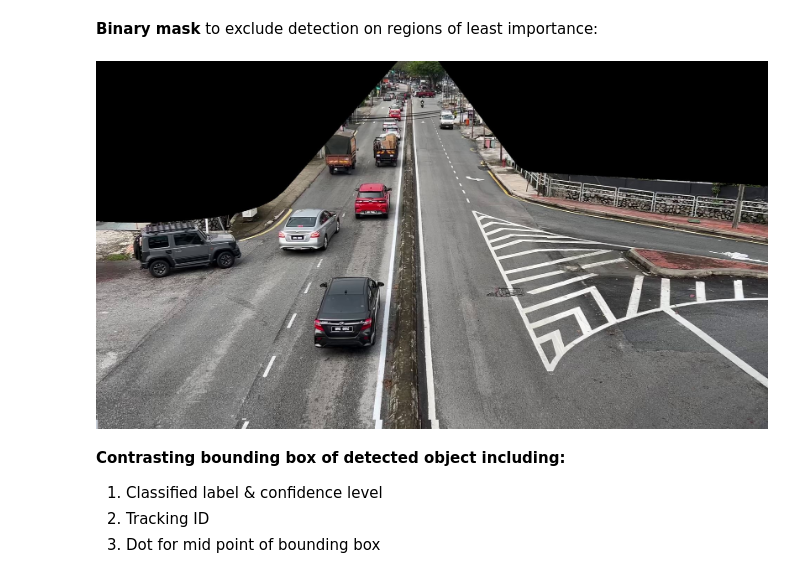
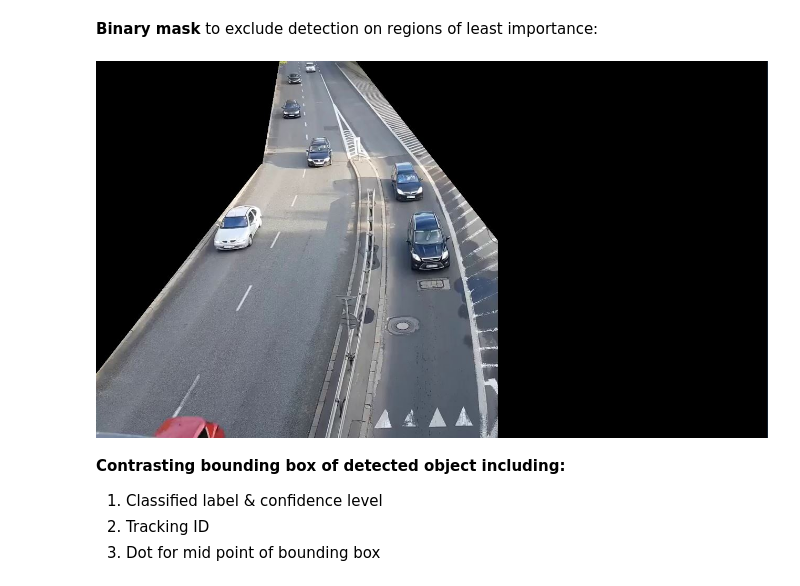
Before and after one commit to xiyap/Vehicle_Tracker_Counter_YOLOv8, a Jupyter notebook: Vehicle Tracker & Counter - Object Detection + YOLOv8 + Custom BBox.ipynb, the cells around one changed output. Drawn from its saved outputs; the diff is of its cells as text; code cells hidden in the pictures.

```diff
--- a/Vehicle Tracker & Counter - Object Detection + YOLOv8 + Custom BBox.ipynb
+++ b/Vehicle Tracker & Counter - Object Detection + YOLOv8 + Custom BBox.ipynb
@@ -186,9 +186,9 @@ cv2.destroyAllWindows()
 # %% [markdown]
 **Binary mask** to exclude detection on regions of least importance:
 # %%
-Image('Data/masked_region_2.jpg', width = 700)
+Image('Data/masked_region.jpg', width = 900)
 # %% [output]
-[figure, old version]
+[figure, new version]
 # %% [markdown]
 **Contrasting bounding box of detected object including:**
 1. Classified label & confidence level
```
Also changed, not shown: parts of 7 cells of this notebook.
